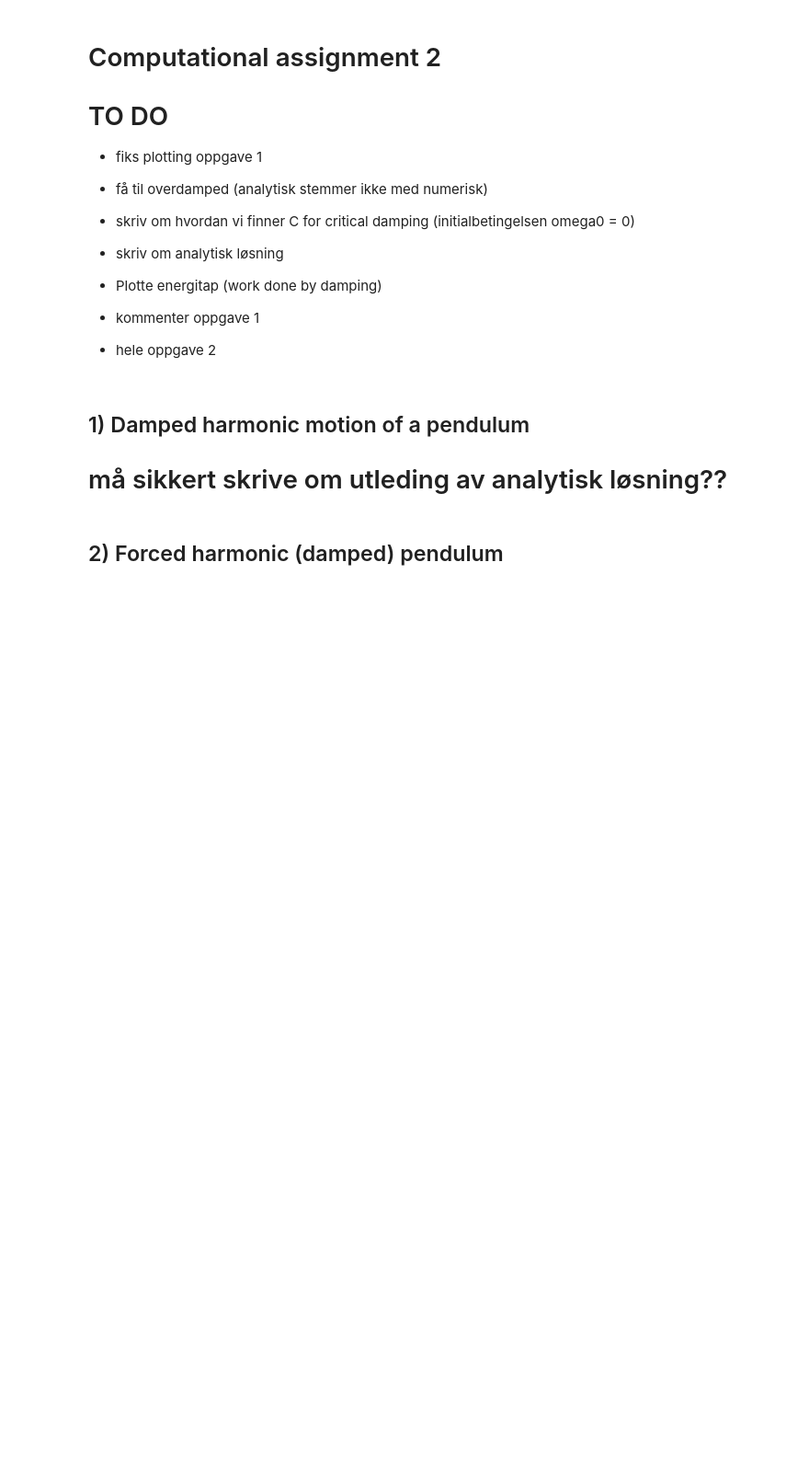
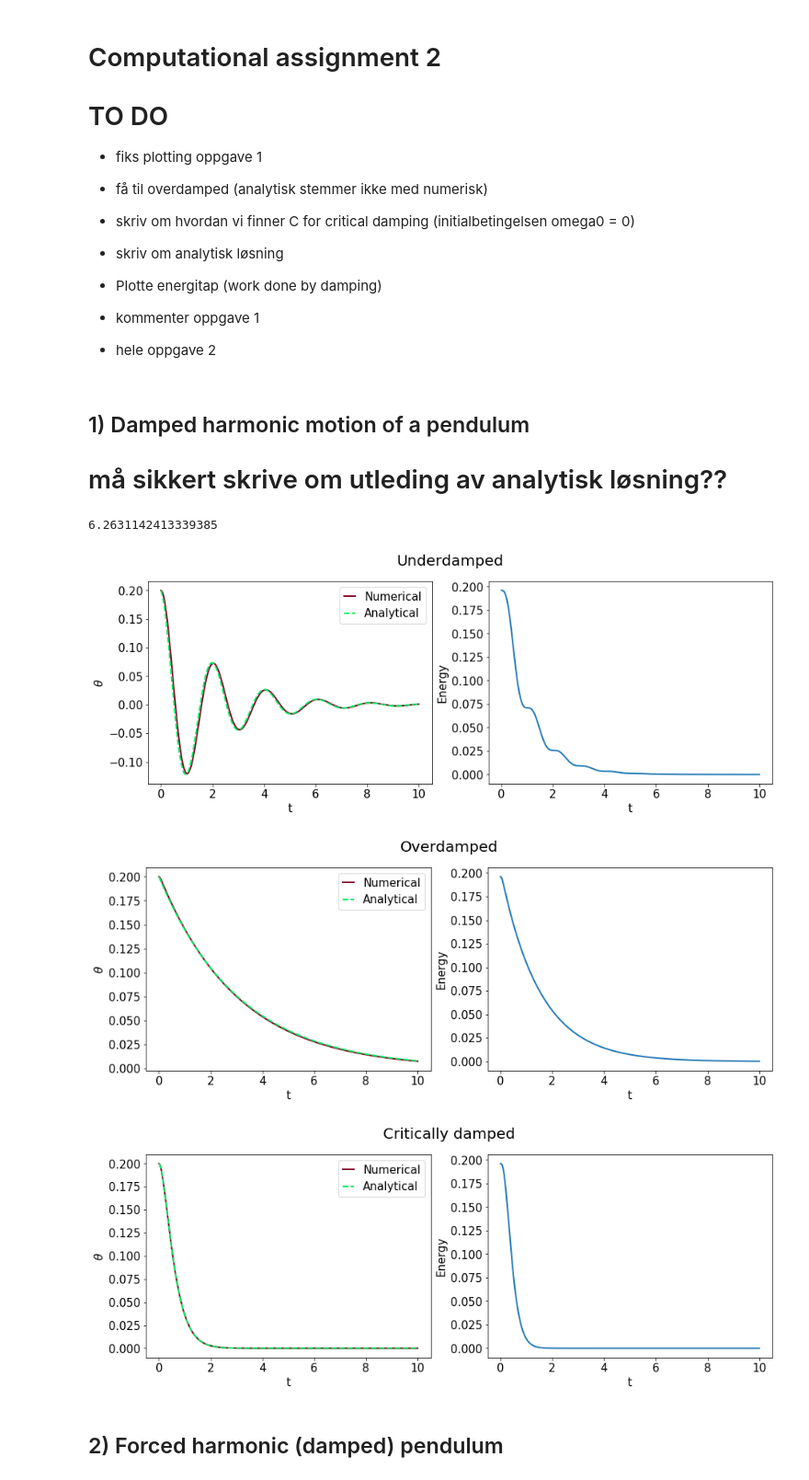
Before and after one commit to sigriaun/pendulum2, a Jupyter notebook: pendulum2.ipynb, the cells around one changed output. Shown at 92% size. Drawn from its saved outputs; the diff is of its cells as text; code cells hidden in the pictures; blank space fills up the shorter version.

Commit message:
plotting

```diff
--- a/pendulum2.ipynb
+++ b/pendulum2.ipynb
@@ -101,41 +101,46 @@ def plot_damped(q,analytic_sol,title): #sett sikkert inn flere parametre her
     plt.suptitle(title)
     plt.ylabel(r"$ \theta $")
     plt.xlabel("t")
-    plt.plot(t,theta,label="Numerical")
-    plt.plot(t,theta_a,label="Analytical")
+    plt.plot(t,theta,color='#800020',label="Numerical")
+    plt.plot(t,theta_a,color='#00f060',linestyle = '--' ,label="Analytical")
     plt.legend()
 
     plt.subplot(1,2,2)
     plt.ylabel("Energy")
     plt.xlabel("t")
     plt.plot(t,energy)
 
 
 
 def analytic_sol_u(t,q):
     return theta0 * np.exp(-q*t/2) * np.sin(np.sqrt(g/l - q**2/4)*t + phi )
 
 def analytic_sol_o(t,q):  ##pluss eller minus???????????????
     exp_fact= (q/2 - np.sqrt(q**2/4 + g/l))
     return theta0 * np.exp(exp_fact*t)
     return theta0 * np.exp(-(q/2 - np.sqrt(q**2/4 + g/l))*t)
     #return theta0 * np.exp( -(q/2 + np.sqrt(q**2/4 + g/l))*t)
 
 def analytic_sol_c(t,q): ###Hva er C ???????????????????
     C=theta0*q/2   #hva i all verden er denne????
     return (theta0 + C*t ) * np.exp(-q*t/2)
 
 """Underdamped  q^2 < 4g/l  """
 q_u=1
 plot_damped(q_u,analytic_sol_u,"Underdamped")
 
 """Overdamped q^2>4g/l"""
 q_o=30
 plot_damped(q_o,analytic_sol_o,"Overdamped")
 
 """Critically damped q"""
 q_c=np.sqrt(4*g/l)
 plot_damped(q_c,analytic_sol_c,"Critically damped")
+# %% [output]
+6.2631142413339385
+[figure, added]
+[figure, added]
+[figure, added]
 # %% [markdown]
 ## 2) Forced harmonic (damped) pendulum
 # %%
```
Also changed, not shown: parts of 3 cells of this notebook.
